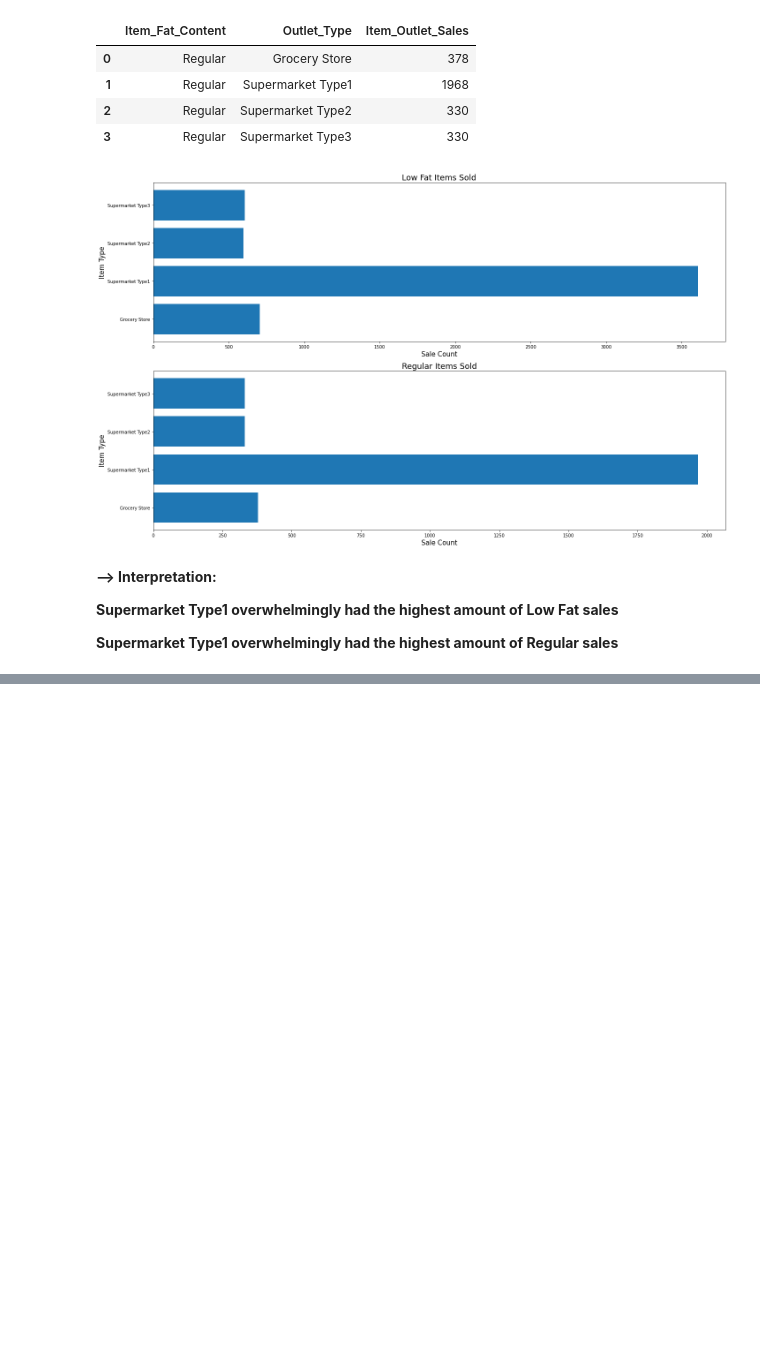
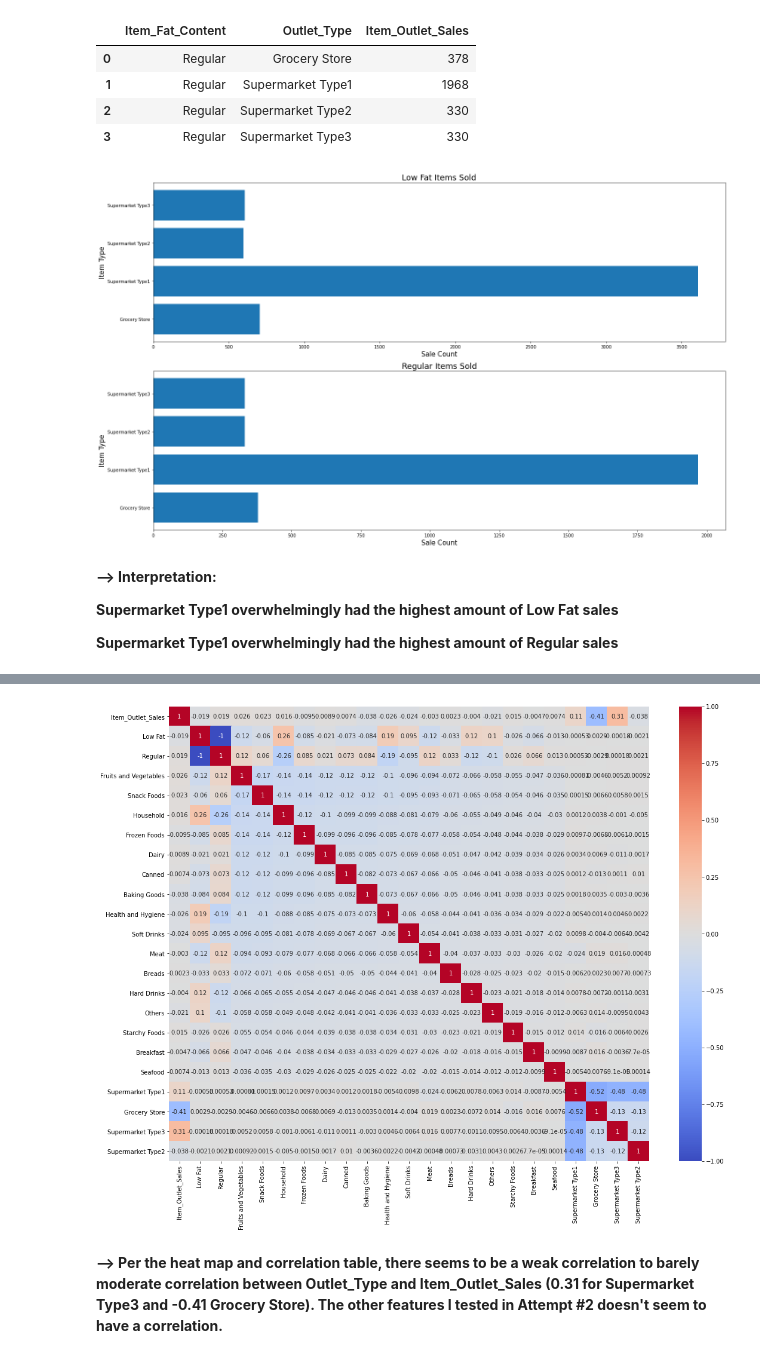
Before and after one commit to v-3sg/sales_predictions, a Jupyter notebook: sales_predictions.ipynb, the cells around one changed output, grey strips where cells are left out. Cells and saved outputs as stored; diff of their text form; code cells hidden in the pictures; blank space fills up the shorter version.

```diff
--- a/sales_predictions.ipynb
+++ b/sales_predictions.ipynb
@@ -415,0 +543,4 @@ plot.tight_layout()
+# %%
+#dummy encode 'Outlet_Type'
+encoded_outlet_type = pd.get_dummies(df['Outlet_Type'])
+encoded_outlet_type.head()
@@ -415,0 +565,21 @@ plot.tight_layout()
+# %%
+#split original df into 5 dfs
+weight_df = df[['Item_Weight']]
+vis_df = df[['Item_Visibility']]
+MRP_df = df[['Item_MRP']]
+year_df = df[['Outlet_Establishment_Year']]
+sales_df = df[['Item_Outlet_Sales']]
+# %%
+#join encoded dfs with child dfs of original df
+new_df = encoded_outlet_type.join(sales_df)
+new_df = encoded_outlet_loctype.join(new_df)
+new_df = encoded_outlet_size.join(new_df)
+new_df = year_df.join(new_df)
+new_df = encoded_outlet_id.join(new_df)
+new_df = MRP_df.join(new_df)
+new_df = encoded_type.join(new_df)
+new_df = vis_df.join(new_df)
+new_df = encoded_fat.join(new_df)
+new_df = weight_df.join(new_df)
+new_df = encoded_item_id.join(new_df)
+new_df.head()
@@ -415,0 +783,3 @@ plot.tight_layout()
+# %%
+df2 = new_df[['Item_Outlet_Sales', 'Low Fat', 'Regular', 'Fruits and Vegetables', 'Snack Foods', 'Household', 'Frozen Foods', 'Dairy', 'Canned', 'Baking Goods', 'Health and Hygiene', 'Soft Drinks', 'Meat', 'Breads', 'Hard Drinks', 'Others', 'Starchy Foods', 'Breakfast', 'Seafood', 'Supermarket Type1', 'Grocery Store', 'Supermarket Type3', 'Supermarket Type2']]
+df2.corr()
@@ -415,0 +804,13 @@ plot.tight_layout()
+# %%
+#making the heatmap
+import seaborn as sns
+import matplotlib.pyplot as plt
+
+correlate_df2 = df2.corr()
+
+plt.figure(figsize = (18,14))
+sns.heatmap(correlate_df2, annot = True, cmap="coolwarm");
+# %% [output]
+[figure, added]
+# %% [markdown]
+**--> Per the heat map and correlation table, there seems to be a weak correlation to barely moderate correlation between Outlet_Type and Item_Outlet_Sales (0.31 for Supermarket Type3 and -0.41 Grocery Store). The other features I tested in Attempt #2 doesn't seem to have a correlation.**
```
Also changed, not shown: parts of 48 cells of this notebook.
